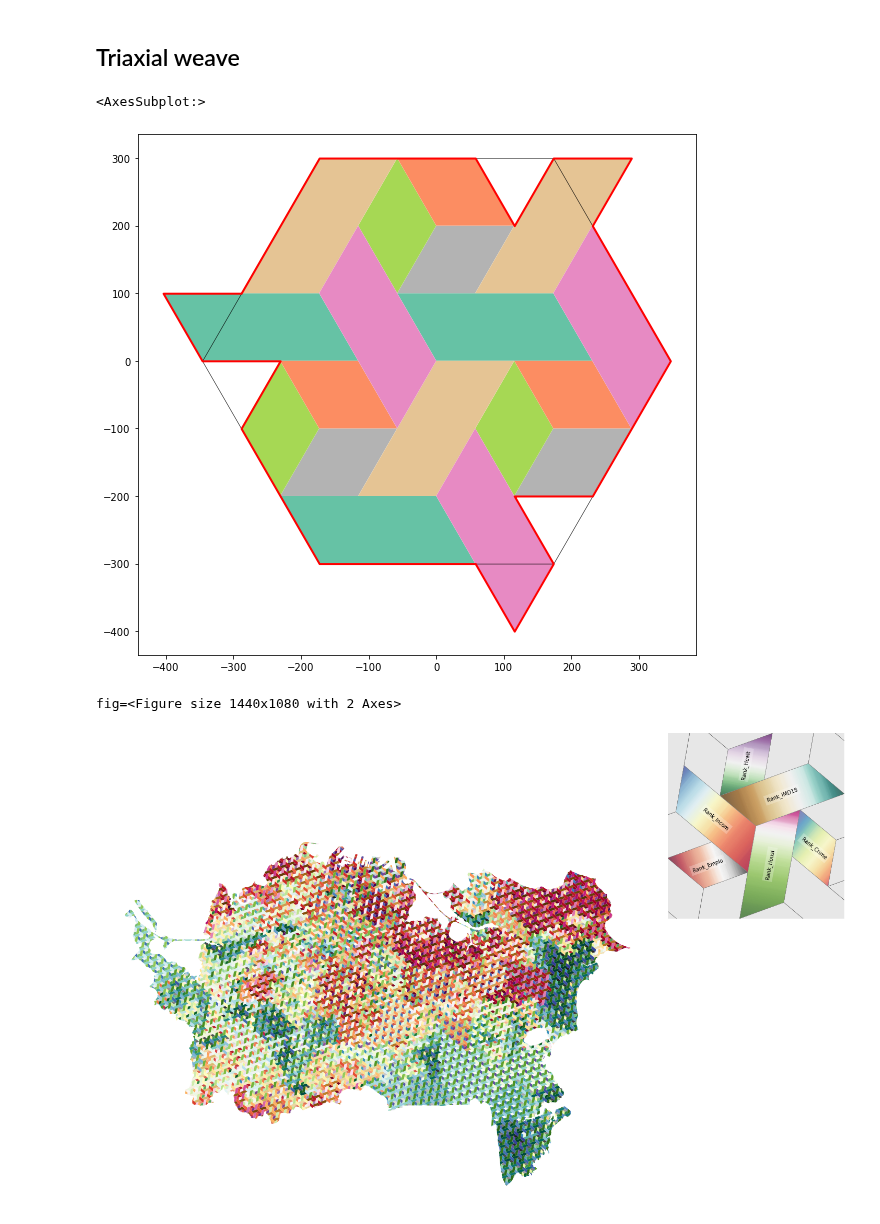
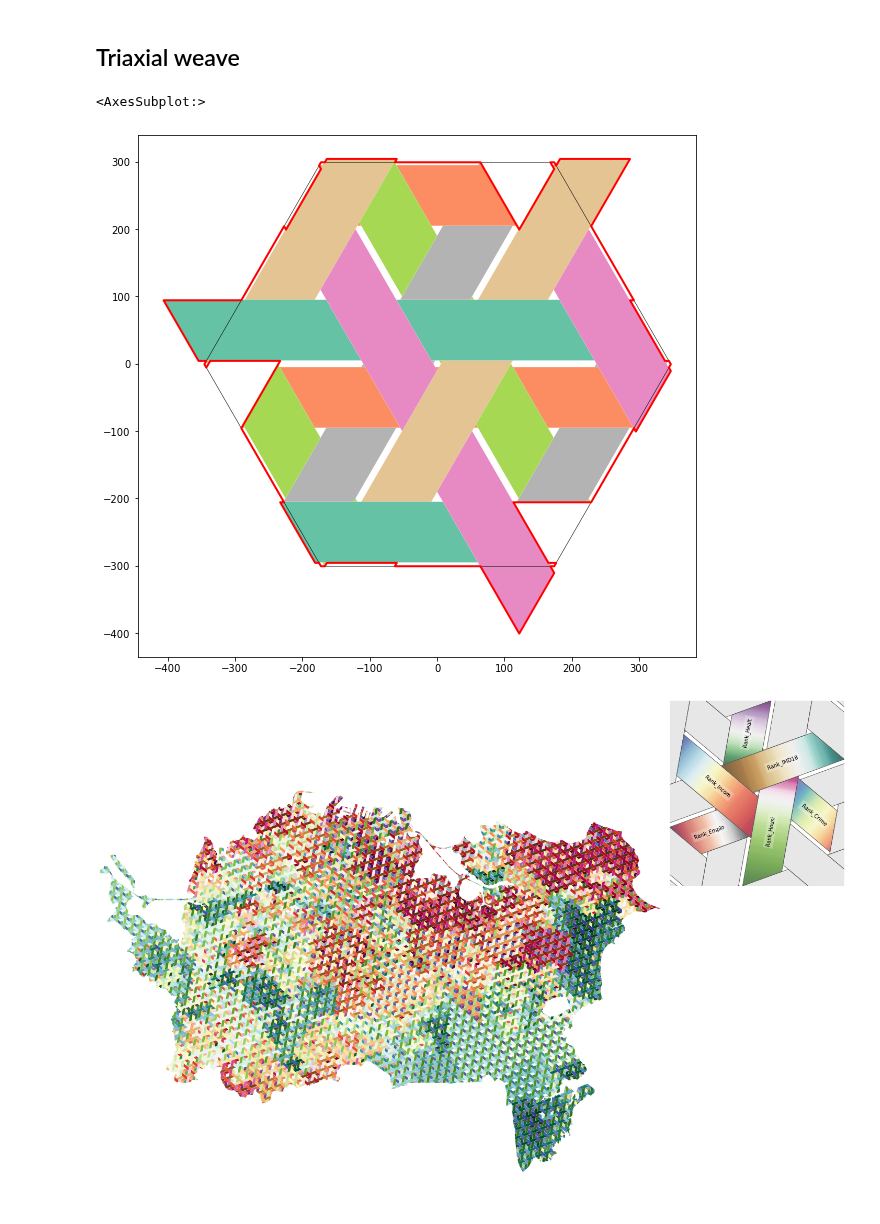
Before and after one commit to DOSull/weaving-space, a Jupyter notebook: weavingspace/test-weave-map.ipynb, the cells around one changed output. Drawn from its saved outputs; the diff is of its cells as text; code cells hidden in the pictures.

Commit message:
moved tile insetting and margins into the tiling creation out of the Tileable class

```diff
--- a/weavingspace/test-weave-map.ipynb
+++ b/weavingspace/test-weave-map.ipynb
@@ -35,12 +34,12 @@ Only a list of variables specified, assigning to available element_ids.
 # %% [markdown]
 ## Triaxial weave
 # %%
-w2 = WeaveUnit(weave_type = "cube", spacing = 100, aspect = 1,
-                    margin = .0, strands = "a-c|d-f|g-i", crs = ak.crs)
+w2 = WeaveUnit(weave_type = "cube", spacing = 100, aspect = 0.9,
+               strands = "a-c|d-f|g-i", crs = ak.crs)
 w2.plot(r = 0, cmap = "Set2", figsize = (10, 10), show_ids = False)
 # %% [output]
 <AxesSubplot:>
-[figure, old version]
+[figure, new version]
 # %%
 weave2 = Tiling(w2, ak, id_var = "DZ2018")
 # %%
@@ -54,5 +53,4 @@ textile2.colourmaps = dict(zip(textile2.variables.values(),
 # %%
 fig = textile2.render()
 # %% [output]
-fig=<Figure size 1440x1080 with 2 Axes>
-[figure, old version]
+[figure, new version]
```
Also changed, not shown: parts of 2 cells of this notebook, 13 other files.
